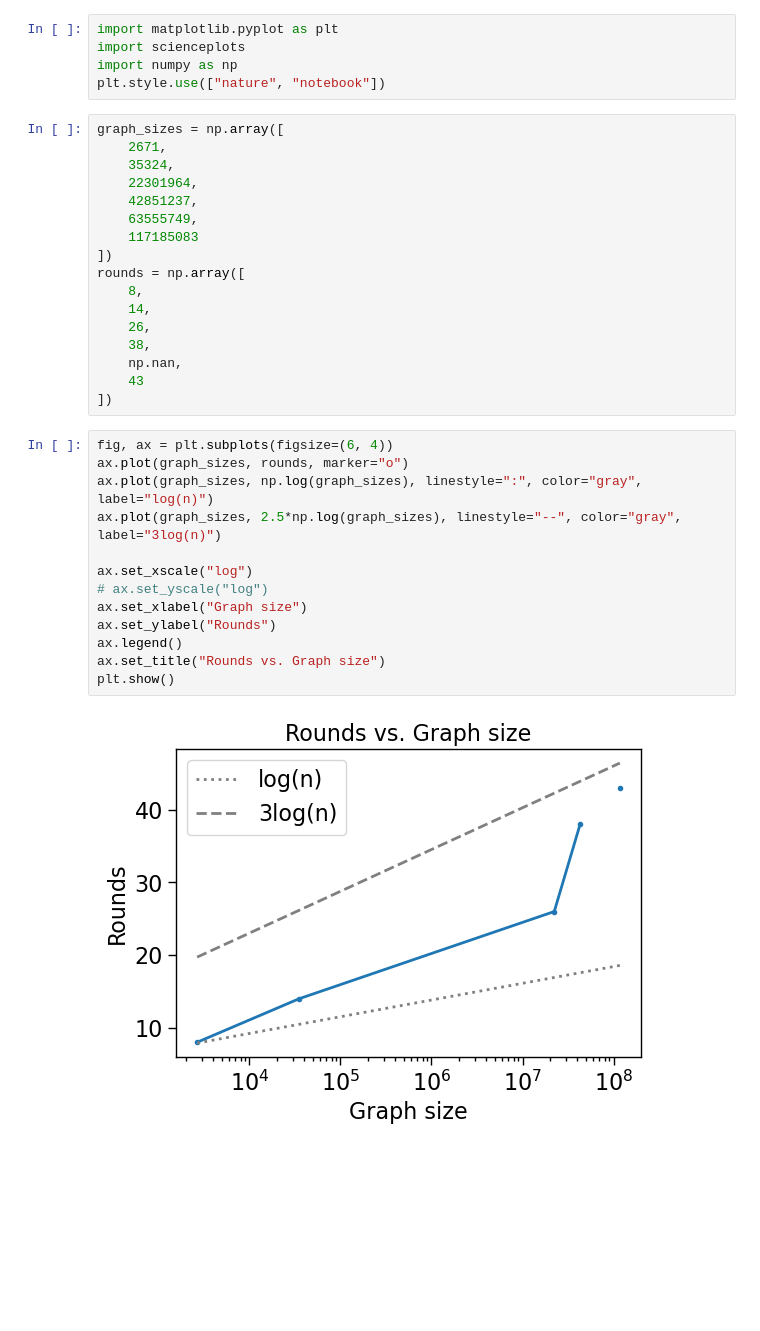
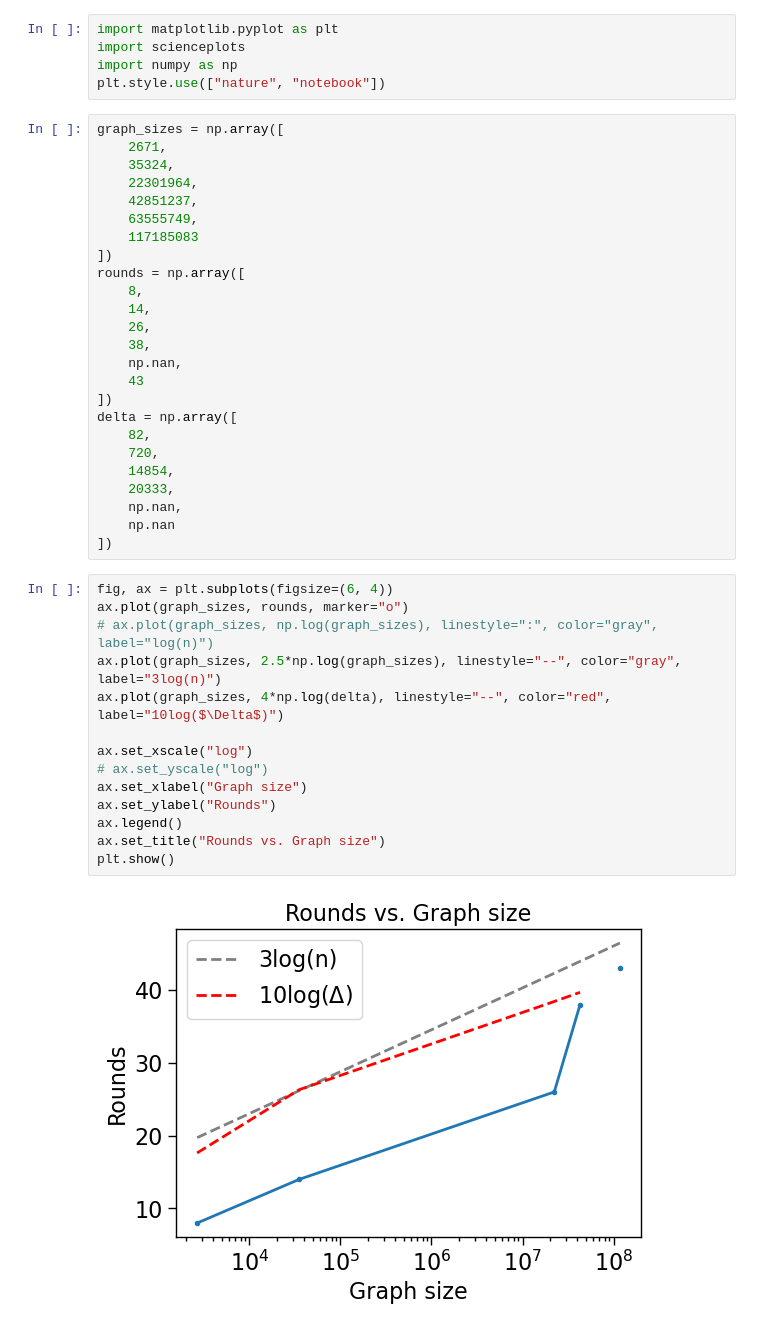
Before and after one commit to ivalencius/csci3390-final-project, a Jupyter notebook: plots.ipynb, the cells around one changed output. Drawn from its saved outputs; the diff is of its cells as text; blank space fills up the shorter version.

Commit message:
updated plots

```diff
--- a/plots.ipynb
+++ b/plots.ipynb
@@ -22,18 +22,27 @@ rounds = np.array([
     np.nan,
     43
 ])
+delta = np.array([
+    82,
+    720,
+    14854,
+    20333,
+    np.nan,
+    np.nan
+])
 # %%
 fig, ax = plt.subplots(figsize=(6, 4))
 ax.plot(graph_sizes, rounds, marker="o")
-ax.plot(graph_sizes, np.log(graph_sizes), linestyle=":", color="gray", label="log(n)")
+# ax.plot(graph_sizes, np.log(graph_sizes), linestyle=":", color="gray", label="log(n)")
 ax.plot(graph_sizes, 2.5*np.log(graph_sizes), linestyle="--", color="gray", label="3log(n)")
+ax.plot(graph_sizes, 4*np.log(delta), linestyle="--", color="red", label="10log($\Delta$)")
 
 ax.set_xscale("log")
 # ax.set_yscale("log")
 ax.set_xlabel("Graph size")
 ax.set_ylabel("Rounds")
 ax.legend()
 ax.set_title("Rounds vs. Graph size")
 plt.show()
 # %% [output]
-[figure, old version]
+[figure, new version]
```
